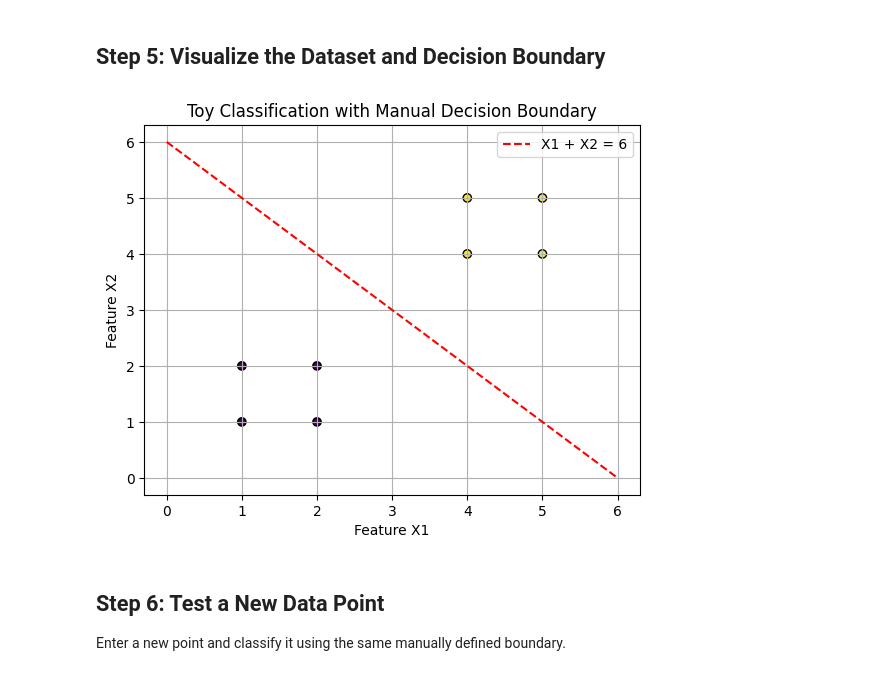
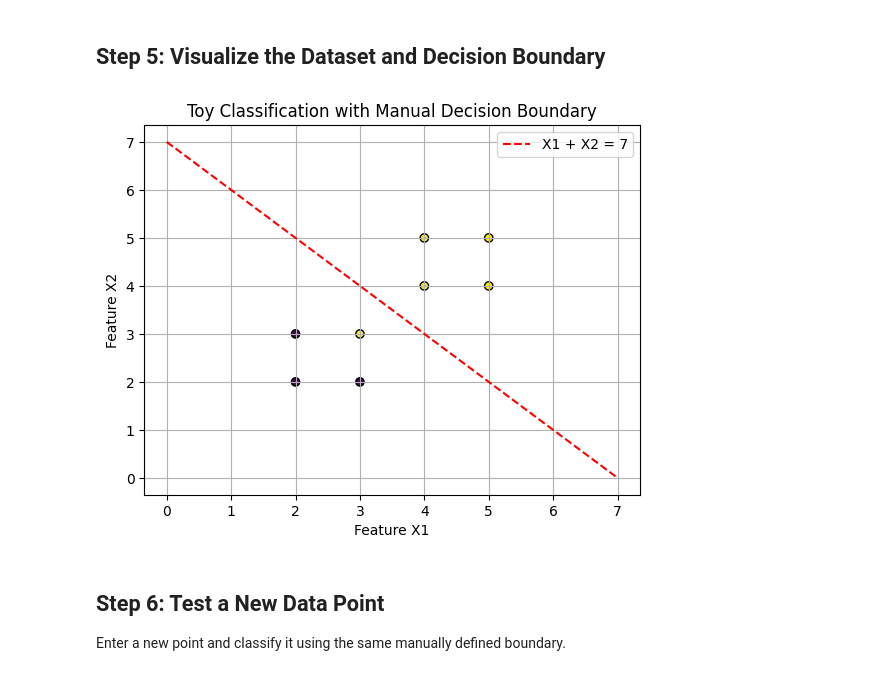
Before and after one commit to vaishnavi190124/ML-Practicals, a Jupyter notebook: EXP_1_Part_A_Toy_Classification_Decision_Boundary_Experiment_Dr_Priya_Pandharbale_(1).ipynb, the cells around one changed output. Saved outputs shown, nothing was run; the diff lists cells and outputs as text; code cells hidden in the pictures.

```diff
--- a/EXP_1_Part_A_Toy_Classification_Decision_Boundary_Experiment_Dr_Priya_Pandharbale_(1).ipynb
+++ b/EXP_1_Part_A_Toy_Classification_Decision_Boundary_Experiment_Dr_Priya_Pandharbale_(1).ipynb
@@ -23,11 +23,11 @@ The dataset has two input features (`X1`, `X2`) and two classes:
 - Class 1
 # %%
 X = np.array([
-    [1, 1], [2, 1], [1, 2], [2, 2],
+    [2, 2], [3, 2], [2, 3], [3, 3],
     [4, 4], [5, 4], [4, 5], [5, 5]
 ])
 
-y = np.array([0, 0, 0, 0, 1, 1, 1, 1])
+y = np.array([0, 0, 0, 1, 1, 1, 1, 1])
 
 print("Input data:")
 print(X)
@@ -88,18 +88,18 @@ Accuracy: 100.0 %
 # %%
 plt.scatter(X[:, 0], X[:, 1], c=y, edgecolors="black")
 
-x_line = np.array([0, 6])
-y_line = 6 - x_line
+x_line = np.array([0, 7])
+y_line = 7 - x_line
 
-plt.plot(x_line, y_line, "r--", label="X1 + X2 = 6")
+plt.plot(x_line, y_line, "r--", label="X1 + X2 = 7")
 plt.xlabel("Feature X1")
 plt.ylabel("Feature X2")
 plt.title("Toy Classification with Manual Decision Boundary")
 plt.legend()
 plt.grid()
 plt.show()
 # %% [output]
-[figure, old version]
+[figure, new version]
 # %% [markdown]
 ## Step 6: Test a New Data Point
 
```
Also changed, not shown: parts of 7 cells of this notebook.
